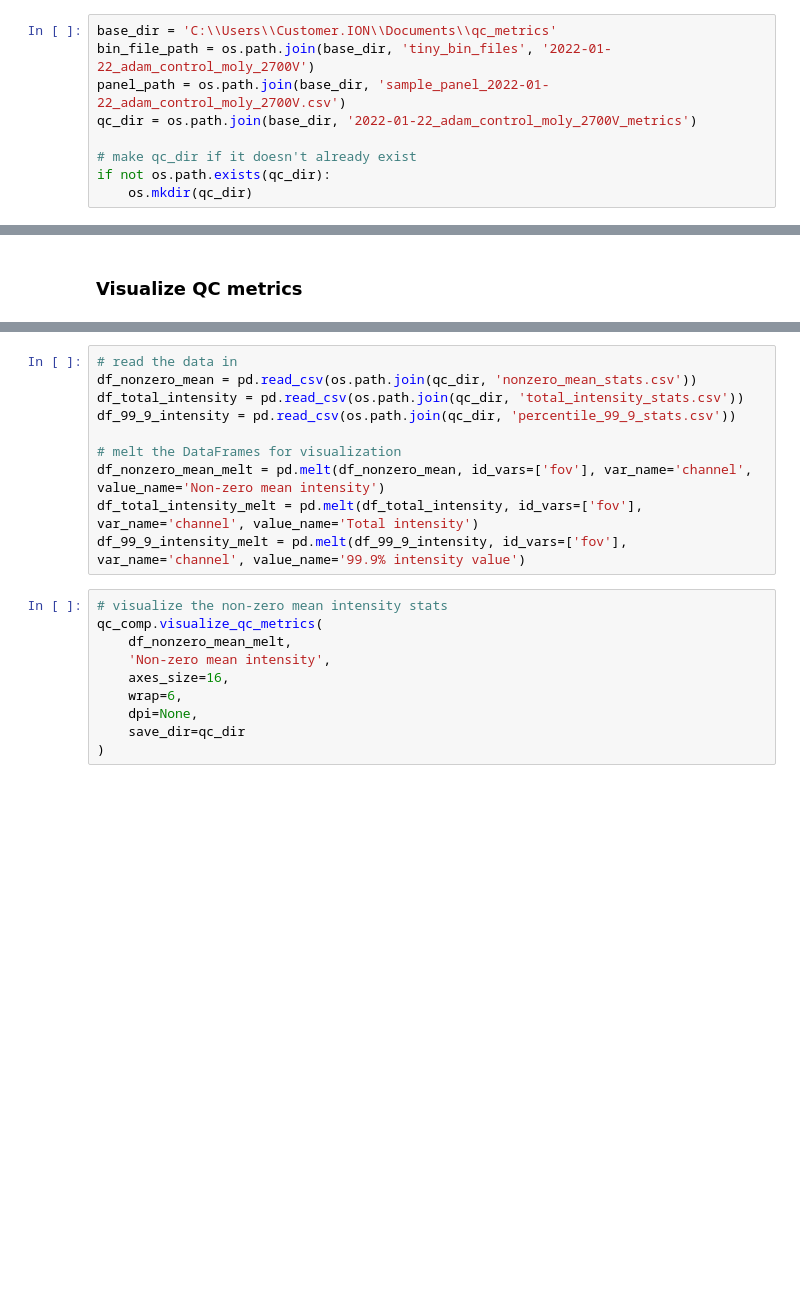
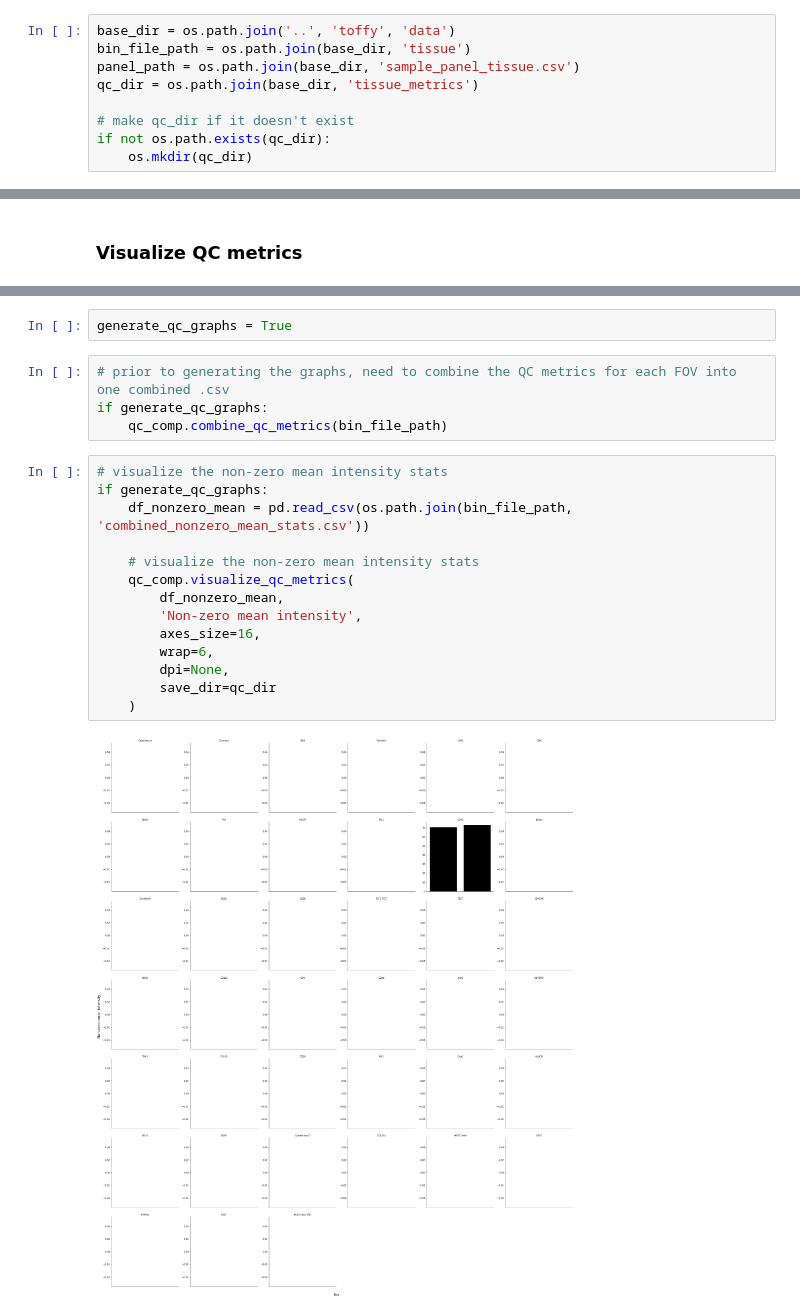
Before and after one commit to angelolab/toffy, a Jupyter notebook: templates/example_qc_metric_eval.ipynb, the cells around one changed output, grey strips where cells are left out. Cells and saved outputs as stored; diff of their text form; blank space fills up the shorter version.

```diff
--- a/templates/example_qc_metric_eval.ipynb
+++ b/templates/example_qc_metric_eval.ipynb
@@ -19,10 +20,10 @@ from ark.utils import io_utils
 # %%
-base_dir = 'C:\\Users\\Customer.ION\\Documents\\qc_metrics'
-bin_file_path = os.path.join(base_dir, 'tiny_bin_files', '2022-01-22_adam_control_moly_2700V')
-panel_path = os.path.join(base_dir, 'sample_panel_2022-01-22_adam_control_moly_2700V.csv')
-qc_dir = os.path.join(base_dir, '2022-01-22_adam_control_moly_2700V_metrics')
+base_dir = os.path.join('..', 'toffy', 'data')
+bin_file_path = os.path.join(base_dir, 'tissue')
+panel_path = os.path.join(base_dir, 'sample_panel_tissue.csv')
+qc_dir = os.path.join(base_dir, 'tissue_metrics')
 
-# make qc_dir if it doesn't already exist
+# make qc_dir if it doesn't exist
 if not os.path.exists(qc_dir):
     os.mkdir(qc_dir)
 # %% [markdown]
@@ -51,22 +63,24 @@ Note: the x-axis (FOV labels) of each graph is ordered in the FOV acquisition or
-# %%
-# read the data in
-df_nonzero_mean = pd.read_csv(os.path.join(qc_dir, 'nonzero_mean_stats.csv'))
-df_total_intensity = pd.read_csv(os.path.join(qc_dir, 'total_intensity_stats.csv'))
-df_99_9_intensity = pd.read_csv(os.path.join(qc_dir, 'percentile_99_9_stats.csv'))
-
-# melt the DataFrames for visualization
-df_nonzero_mean_melt = pd.melt(df_nonzero_mean, id_vars=['fov'], var_name='channel', value_name='Non-zero mean intensity')
-df_total_intensity_melt = pd.melt(df_total_intensity, id_vars=['fov'], var_name='channel', value_name='Total intensity')
-df_99_9_intensity_melt = pd.melt(df_99_9_intensity, id_vars=['fov'], var_name='channel', value_name='99.9% intensity value')
+# %%
+generate_qc_graphs = True
+# %%
+# prior to generating the graphs, need to combine the QC metrics for each FOV into one combined .csv
+if generate_qc_graphs:
+    qc_comp.combine_qc_metrics(bin_file_path)
 # %%
 # visualize the non-zero mean intensity stats
-qc_comp.visualize_qc_metrics(
-    df_nonzero_mean_melt,
-    'Non-zero mean intensity',
-    axes_size=16,
-    wrap=6,
-    dpi=None,
-    save_dir=qc_dir
-)
+if generate_qc_graphs:
+    df_nonzero_mean = pd.read_csv(os.path.join(bin_file_path, 'combined_nonzero_mean_stats.csv'))
+
+    # visualize the non-zero mean intensity stats
+    qc_comp.visualize_qc_metrics(
+        df_nonzero_mean,
+        'Non-zero mean intensity',
+        axes_size=16,
+        wrap=6,
+        dpi=None,
+        save_dir=qc_dir
+    )
+# %% [output]
+[figure, added]
 # %%
 # visualize the total intensity stats
```
Also changed, not shown: parts of 7 cells of this notebook, 4 other files.
